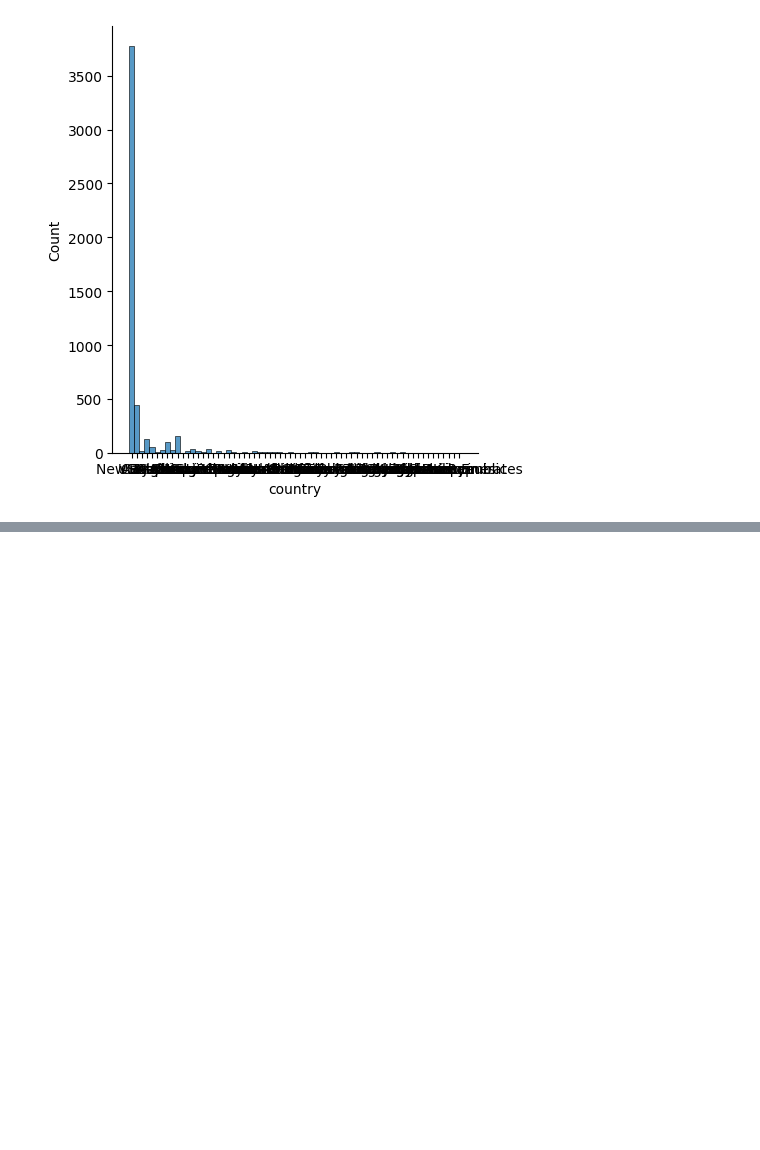
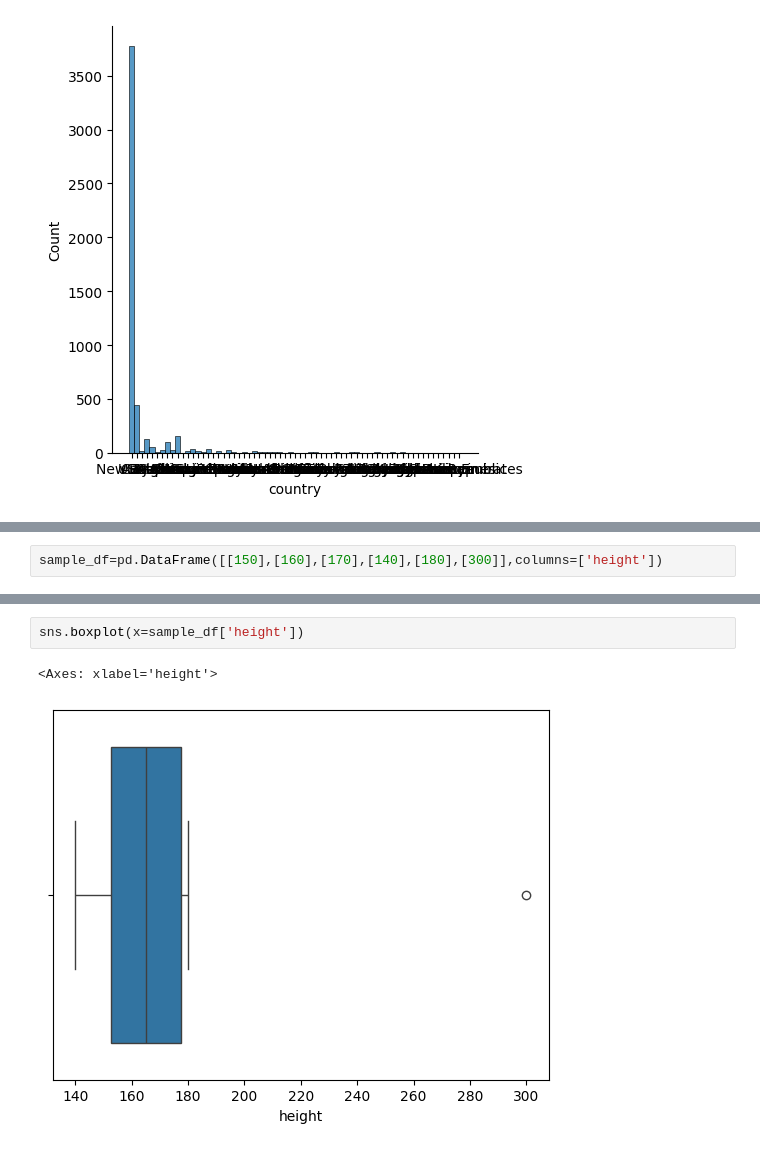
Before and after one commit to SachinSherki4/Data_Science, a Jupyter notebook: Cource_Learning/Data_Visualization_part/dv_practice_3.ipynb, the cells around one changed output, grey strips where cells are left out. Saved outputs shown, nothing was run; the diff lists cells and outputs as text; blank space fills up the shorter version.

```diff
--- a/Cource_Learning/Data_Visualization_part/dv_practice_3.ipynb
+++ b/Cource_Learning/Data_Visualization_part/dv_practice_3.ipynb
@@ -378,0 +426,2 @@ sns.displot(movie_fd_2['country'])
+# %%
+sample_df=pd.DataFrame([[150],[160],[170],[140],[180],[300]],columns=['height'])
@@ -378,0 +438,5 @@ sns.displot(movie_fd_2['country'])
+# %%
+sns.boxplot(x=sample_df['height'])
+# %% [output]
+<Axes: xlabel='height'>
+[figure, added]
```
Also changed, not shown: parts of 46 cells of this notebook, 8 other files.
